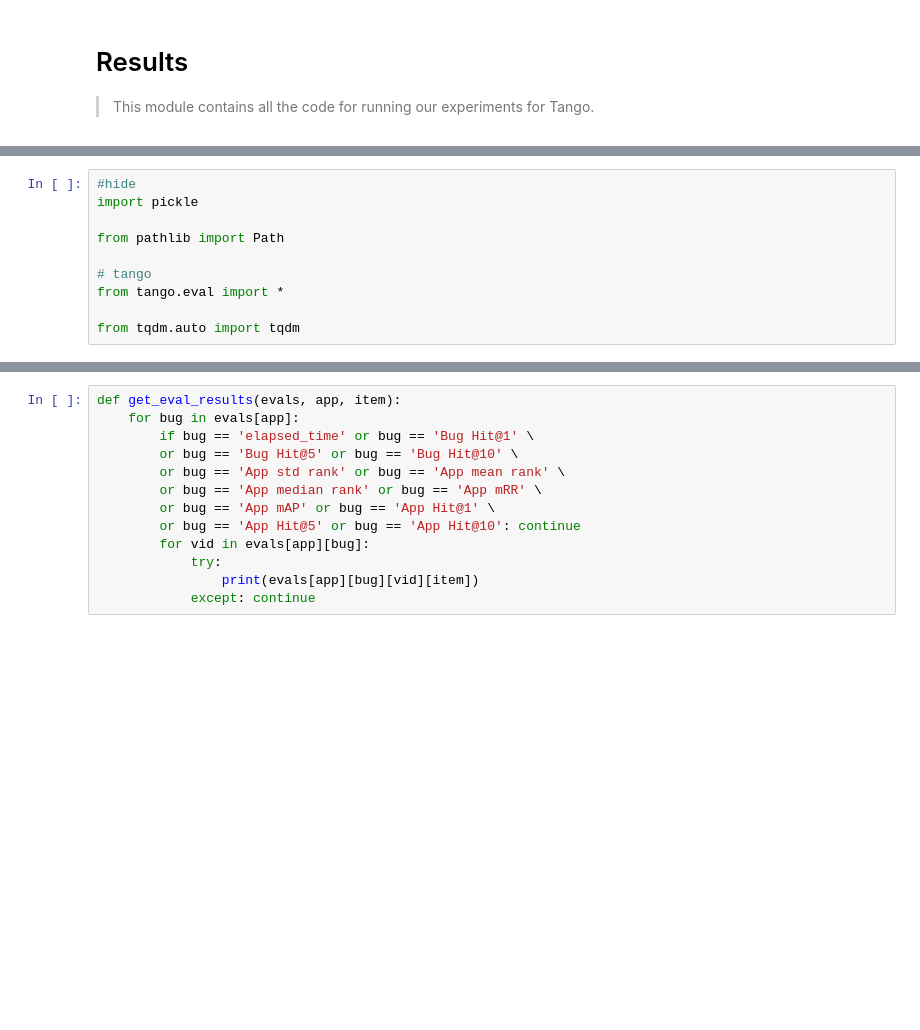
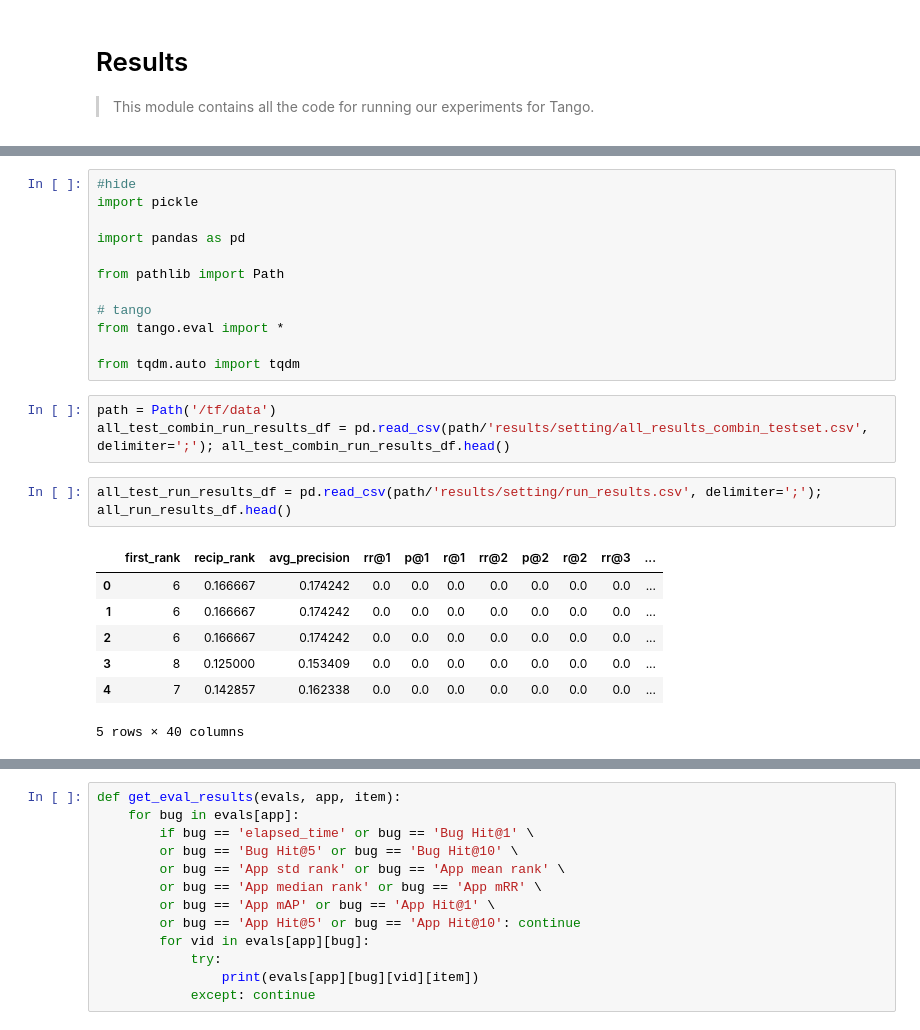
Before and after one commit to ncoop57/tango, a Jupyter notebook: nbs/08_interp_results.ipynb, the cells around one changed output, grey strips where cells are left out. Saved outputs shown, nothing was run; the diff lists cells and outputs as text; blank space fills up the shorter version.

```diff
--- a/nbs/08_interp_results.ipynb
+++ b/nbs/08_interp_results.ipynb
@@ -10,6 +32,8 @@
 # %%
 #hide
 import pickle
+
+import pandas as pd
 
 from pathlib import Path
 
@@ -17,3 +41,16 @@ from pathlib import Path
 from tango.eval import *
 
 from tqdm.auto import tqdm
+# %%
+path = Path('/tf/data')
+all_test_combin_run_results_df = pd.read_csv(path/'results/setting/all_results_combin_testset.csv', delimiter=';'); all_test_combin_run_results_df.head()
+# %%
+all_test_run_results_df = pd.read_csv(path/'results/setting/run_results.csv', delimiter=';'); all_run_results_df.head()
+# %% [output]
+|  | first_rank | recip_rank | avg_precision | rr@1 | p@1 | r@1 | rr@2 | p@2 | r@2 | rr@3 | ... |
+| 0 | 6 | 0.166667 | 0.174242 | 0.0 | 0.0 | 0.0 | 0.0 | 0.0 | 0.0 | 0.0 | ... |
+| 1 | 6 | 0.166667 | 0.174242 | 0.0 | 0.0 | 0.0 | 0.0 | 0.0 | 0.0 | 0.0 | ... |
+| 2 | 6 | 0.166667 | 0.174242 | 0.0 | 0.0 | 0.0 | 0.0 | 0.0 | 0.0 | 0.0 | ... |
+| 3 | 8 | 0.125000 | 0.153409 | 0.0 | 0.0 | 0.0 | 0.0 | 0.0 | 0.0 | 0.0 | ... |
+| 4 | 7 | 0.142857 | 0.162338 | 0.0 | 0.0 | 0.0 | 0.0 | 0.0 | 0.0 | 0.0 | ... |
+5 rows × 40 columns
```
Also changed, not shown: parts of 25 cells of this notebook.
